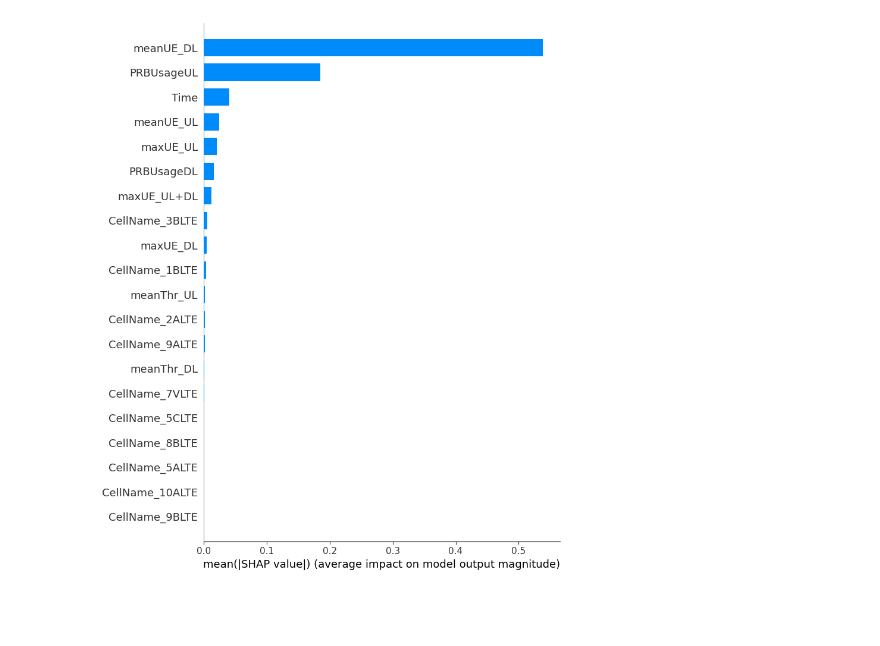
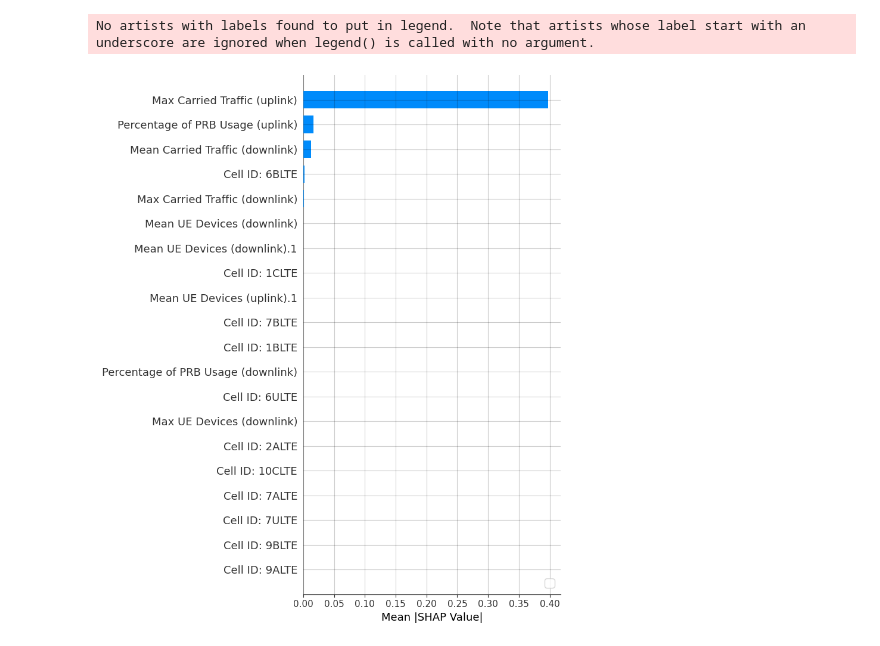
Before and after one commit to pocrca/anomaly_lte, a Jupyter notebook: model_explanation_decisiontree.ipynb, the cells around one changed output. Saved outputs shown, nothing was run; the diff lists cells and outputs as text; code cells hidden in the pictures; blank space fills up the shorter version.

```diff
--- a/model_explanation_decisiontree.ipynb
+++ b/model_explanation_decisiontree.ipynb
@@ -8,20 +8,3 @@ import shap
 from sklearn.preprocessing import StandardScaler, OrdinalEncoder, OneHotEncoder, FunctionTransformer
 from sklearn.pipeline import Pipeline
 from sklearn.compose import ColumnTransformer
-# %%
-# Defining Feature Engineering functions
-def zero_encoder(x):
-    return (x == 0).astype(int)
-Zero_Encoder = FunctionTransformer(zero_encoder)
-
-def time_encoder(x):
-    return np.array(x.iloc[:,0].dt.hour)[:, np.newaxis]
-Time_Encoder = FunctionTransformer(time_encoder)
-
-def log_transformer(x):
-    return np.log(x+10**-10) #Constant added to prevent log 0
-Log_Transformer = FunctionTransformer(log_transformer)
-
-# Importing preprocessor for feature engineering
-with open('preprocessors/preprocessor_set_2', 'rb') as file:
-    preprocessor = pickle.load(file)
@@ -60,3 +11,6 @@ X_df.drop(X_df.columns[[-1]], axis = 1, inplace = True)
+# %%
+# Importing test data
+X_df = pd.read_csv("/workspace/anomaly_lte/data/x_test_processed_ft2.csv")
 # %%
 # Importing decision tree model
 with open('models/train_dtree_ft2.pkl', 'rb') as model_file:
@@ -70,7 +24,12 @@ shap_values = explainer.shap_values(X_df)
 shap_values = shap_values[0] * 2
 # %%
 # Plotting Summary plot
-shap.summary_plot(shap_values, X_df, plot_type='bar', class_names=['Normal', 'Anomalous'])
+fig, ax = plt.subplots()
+shap.summary_plot(shap_values, X_df, plot_type='bar', show=False)
+ax.grid(color='black', alpha = 0.2)
+legend = ax.legend(fontsize=15, loc = "lower right")
+ax.set_xlabel("Mean |SHAP Value|")
 plt.show()
 # %% [output]
+No artists with labels found to put in legend.  Note that artists whose label start with an underscore are ignored when legend() is called with no argument.
-[figure, old version]
+[figure, new version]
```
Also changed, not shown: parts of 1 cell of this notebook, 13 other files.
